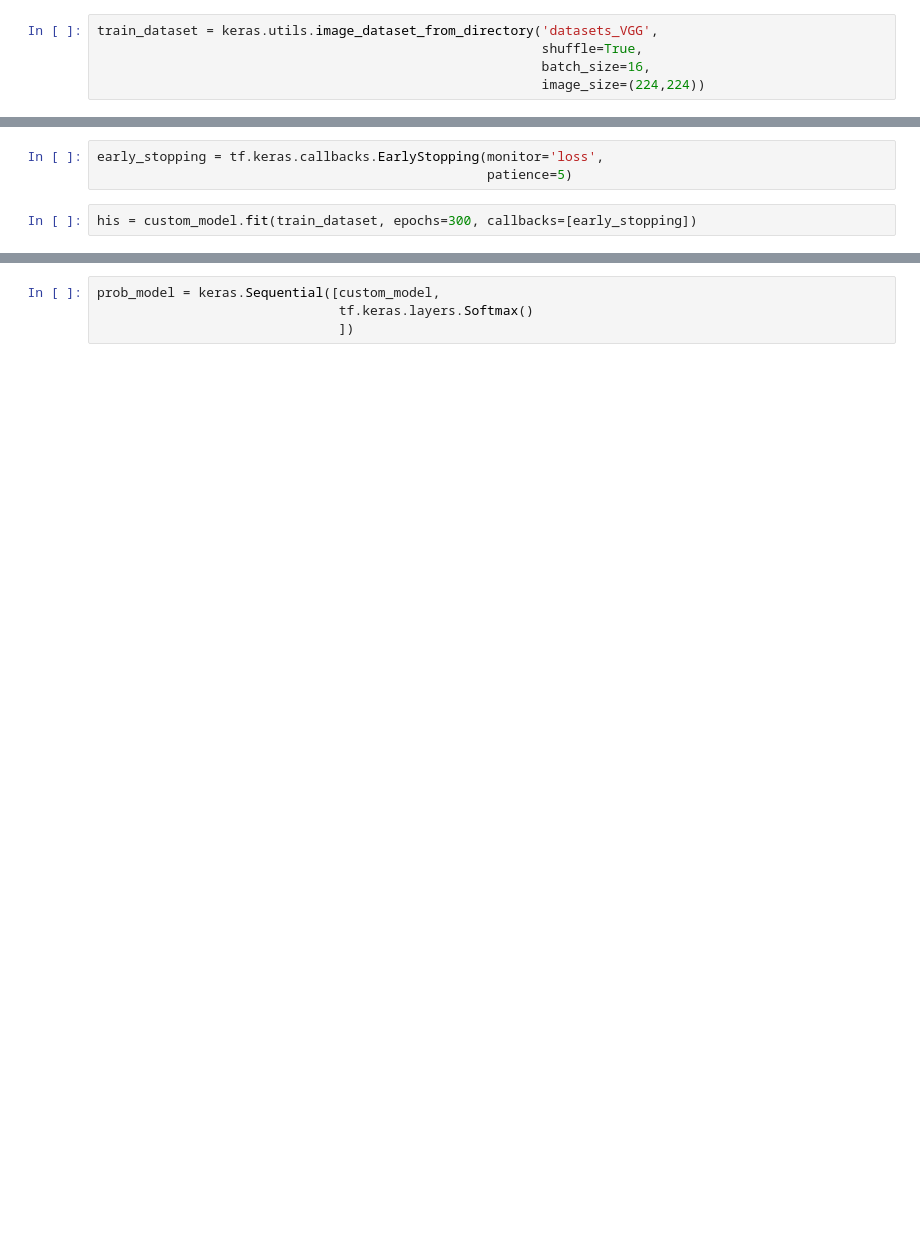
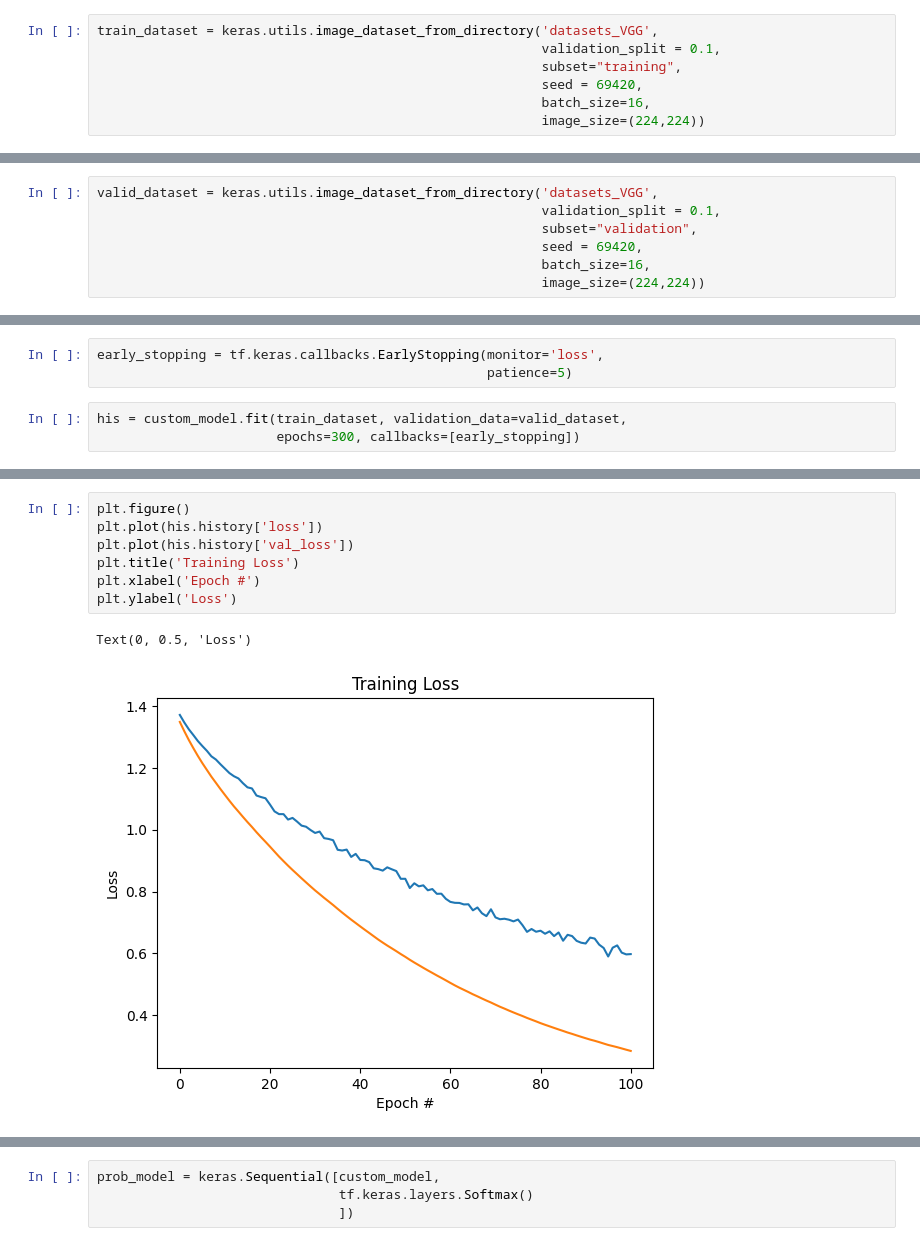
Before and after one commit to Phanxv/Facial-Recognition-Security-System, a Jupyter notebook: VGGFace/train.ipynb, the cells around one changed output, grey strips where cells are left out. Drawn from its saved outputs; the diff is of its cells as text; blank space fills up the shorter version.

```diff
--- a/VGGFace/train.ipynb
+++ b/VGGFace/train.ipynb
@@ -36,6 +19,8 @@ vggface = VGGFace(model='vgg16')
 # %%
 train_dataset = keras.utils.image_dataset_from_directory('datasets_VGG',
-                                                         shuffle=True,
+                                                         validation_split = 0.1,
+                                                         subset="training",
+                                                         seed = 69420,
                                                          batch_size=16,
                                                          image_size=(224,224))
 # %% [output]
@@ -42,0 +36,7 @@ Found 1792 files belonging to 4 classes.
+# %%
+valid_dataset = keras.utils.image_dataset_from_directory('datasets_VGG',
+                                                         validation_split = 0.1,
+                                                         subset="validation",
+                                                         seed = 69420,
+                                                         batch_size=16,
+                                                         image_size=(224,224))
@@ -105,6 +108,7 @@ _________________________________________________________________
 early_stopping = tf.keras.callbacks.EarlyStopping(monitor='loss',
                                                   patience=5)
 # %%
-his = custom_model.fit(train_dataset, epochs=300, callbacks=[early_stopping])
+his = custom_model.fit(train_dataset, validation_data=valid_dataset,
+                       epochs=300, callbacks=[early_stopping])
 # %% [output]
 Epoch 1/300
@@ -123,0 +146,10 @@ KeyboardInterrupt:
+# %%
+plt.figure()
+plt.plot(his.history['loss'])
+plt.plot(his.history['val_loss'])
+plt.title('Training Loss')
+plt.xlabel('Epoch #')
+plt.ylabel('Loss')
+# %% [output]
+Text(0, 0.5, 'Loss')
+[figure, added]
```
Also changed, not shown: parts of 25 cells of this notebook, 2 other files.
